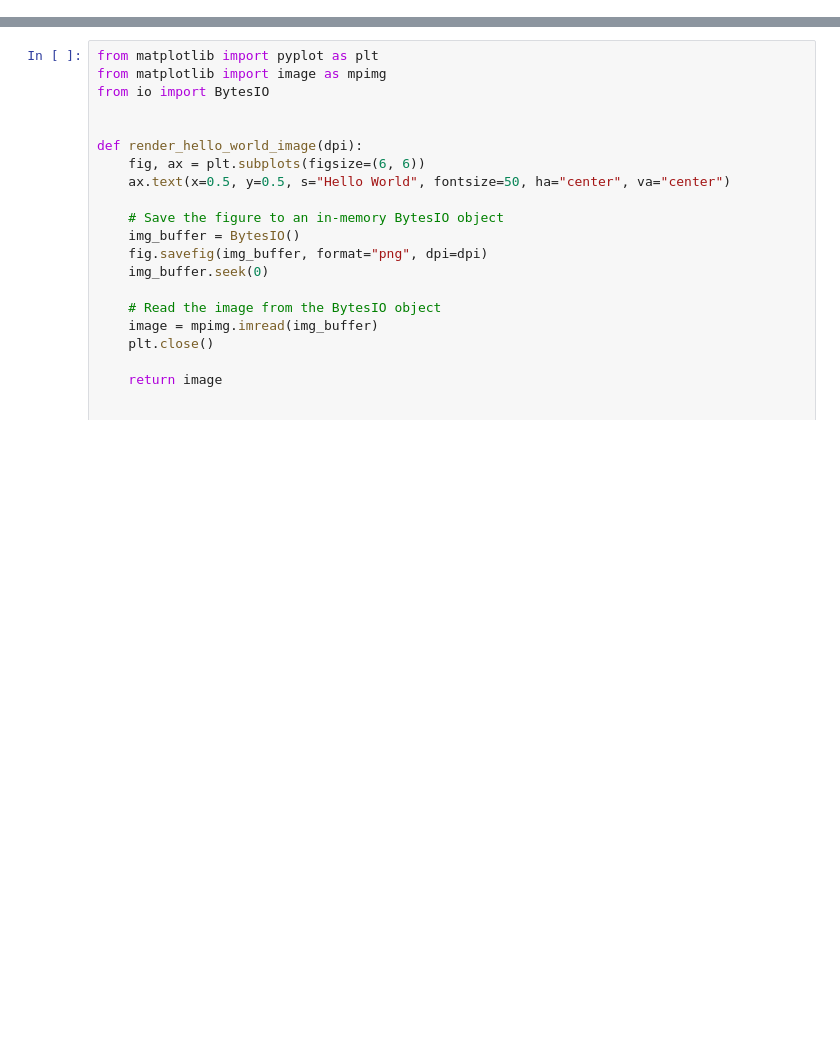
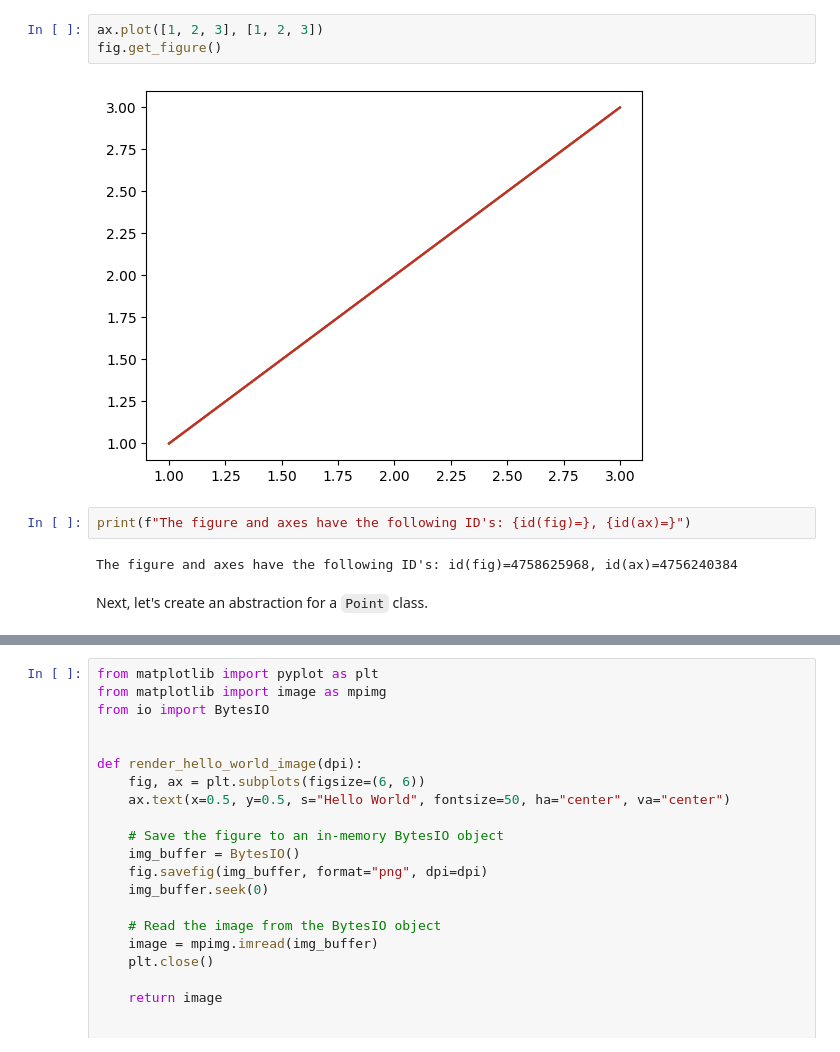
Before and after one commit to Kislovskiy/ChartCraftHub, a Jupyter notebook: src/chartcrafthub/chapter_2_1.ipynb, the cells around one changed output, grey strips where cells are left out. Cells and saved outputs as stored; diff of their text form; blank space fills up the shorter version.

```diff
--- a/src/chartcrafthub/chapter_2_1.ipynb
+++ b/src/chartcrafthub/chapter_2_1.ipynb
@@ -216,0 +42,11 @@ plt.show()
+# %%
+ax.plot([1, 2, 3], [1, 2, 3])
+fig.get_figure()
+# %% [output]
+[figure, added]
+# %%
+print(f"The figure and axes have the following ID's: {id(fig)=}, {id(ax)=}")
+# %% [output]
+The figure and axes have the following ID's: id(fig)=4758625968, id(ax)=4756240384
+# %% [markdown]
+Next, let's create an abstraction for a `Point` class.
```
Also changed, not shown: parts of 54 cells of this notebook, 5 other files.
